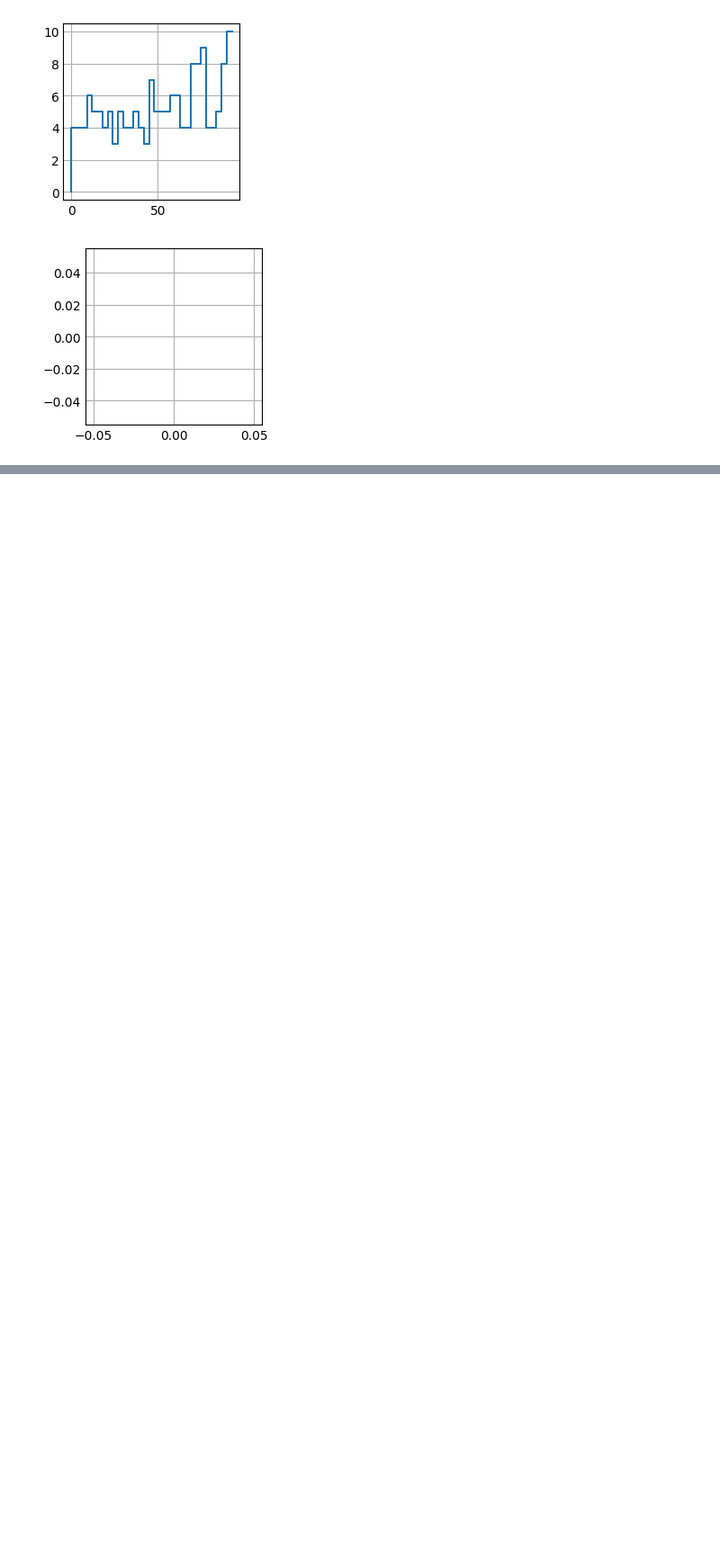
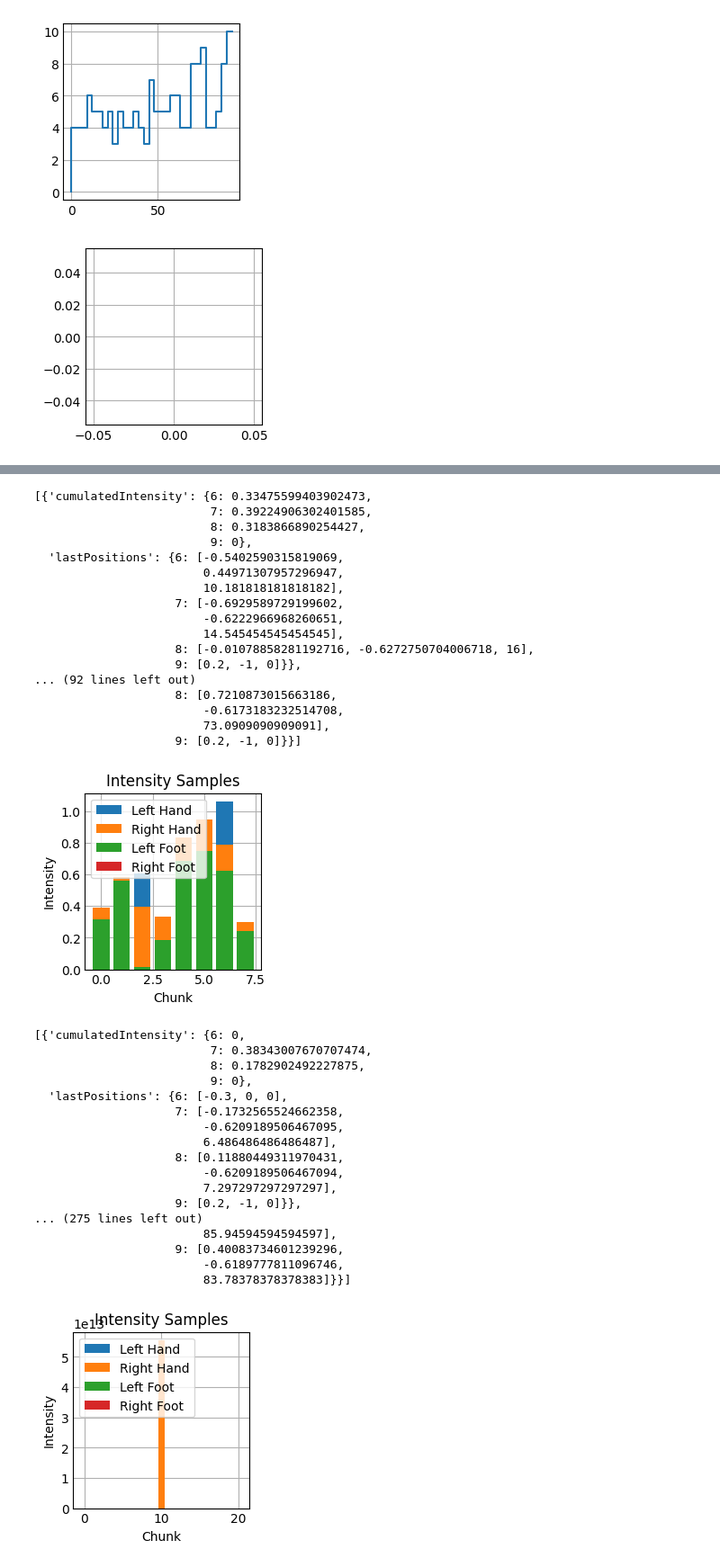
Before and after one commit to luisscholl/beatfork, a Jupyter notebook: difficulty-estimation/individual-analysis.ipynb, the cells around one changed output, grey strips where cells are left out. Shown at 90% size. Drawn from its saved outputs; the diff is of its cells as text; code cells hidden in the pictures; blank space fills up the shorter version.

```diff
--- a/difficulty-estimation/individual-analysis.ipynb
+++ b/difficulty-estimation/individual-analysis.ipynb
@@ -327,7 +318,7 @@ def split(myList, chunkSize, overlap):
   for i in range (0, len(myList), chunkSize):
     yield myList[i: i + chunkSize + overlap]
 
-def plotSampledGetMinIntensity():
+def plotSampledGetMinIntensity(calcIntensity):
   for version in copy.deepcopy(versions):
     chunks = list(split(version['objects'], chunkSize, overlap))
     startPositions = {
@@ -353,11 +344,12 @@ def plotSampledGetMinIntensity():
           CollectibleType.LeftFoot.value: 0,
           CollectibleType.RightFoot.value: 0,
         },
-        startPositions
+        startPositions,
+        calcIntensity
       ))
       startPositions = bestOptions[-1]['lastPositions']
+    pprint.pprint(bestOptions)
     plotBestOptions(bestOptions, chunkSize)
 
 #%reload_ext line_profiler
 #%lprun -f plotSampledGetMinIntensity plotSampledGetMinIntensity()
-plotSampledGetMinIntensity()
@@ -368,0 +428,50 @@ plotSampledGetMinIntensity()
+# %%
+def rightLegAmputeeIntensity(obj, lastPositions):
+  if (obj[3] == 9):
+    return math.inf
+  distance = ((lastPositions[obj[3]][0] - obj[0]) ** 2 + (lastPositions[obj[3]][1] - obj[1]) ** 2) ** 0.5
+  time = abs(lastPositions[obj[3]][2] - obj[2])
+  if (distance == 0):
+    return 0
+  if (time == 0):
+    return math.inf
+  return distance / time
+
+plotSampledGetMinIntensity(rightLegAmputeeIntensity)
+# %% [output]
+[{'cumulatedIntensity': {6: 0.33475599403902473,
+                         7: 0.39224906302401585,
+                         8: 0.3183866890254427,
+                         9: 0},
+  'lastPositions': {6: [-0.5402590315819069,
+                        0.44971307957296947,
+                        10.181818181818182],
+                    7: [-0.6929589729199602,
+                        -0.6222966968260651,
+                        14.545454545454545],
+                    8: [-0.01078858281192716, -0.6272750704006718, 16],
+                    9: [0.2, -1, 0]}},
+... (92 lines left out)
+                    8: [0.7210873015663186,
+                        -0.6173183232514708,
+                        73.0909090909091],
+                    9: [0.2, -1, 0]}}]
+[figure, added]
+[{'cumulatedIntensity': {6: 0,
+                         7: 0.38343007670707474,
+                         8: 0.1782902492227875,
+                         9: 0},
+  'lastPositions': {6: [-0.3, 0, 0],
+                    7: [-0.1732565524662358,
+                        -0.6209189506467095,
+                        6.486486486486487],
+                    8: [0.11880449311970431,
+                        -0.6209189506467094,
+                        7.297297297297297],
+                    9: [0.2, -1, 0]}},
+... (275 lines left out)
+                        85.94594594594597],
+                    9: [0.40083734601239296,
+                        -0.6189777811096746,
+                        83.78378378378383]}}]
+[figure, added]
```
Also changed, not shown: parts of 4 cells of this notebook.
